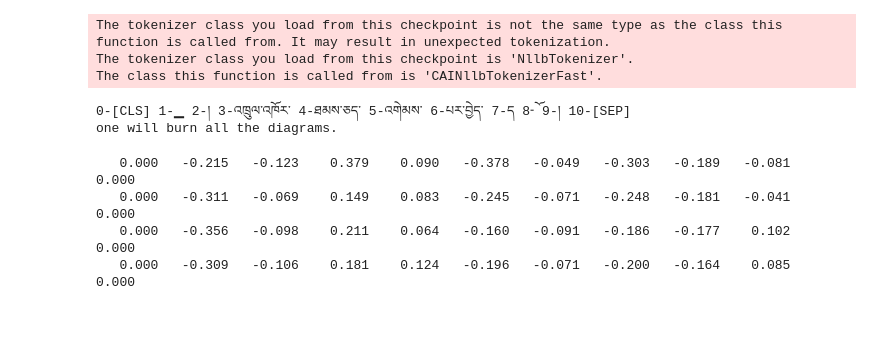
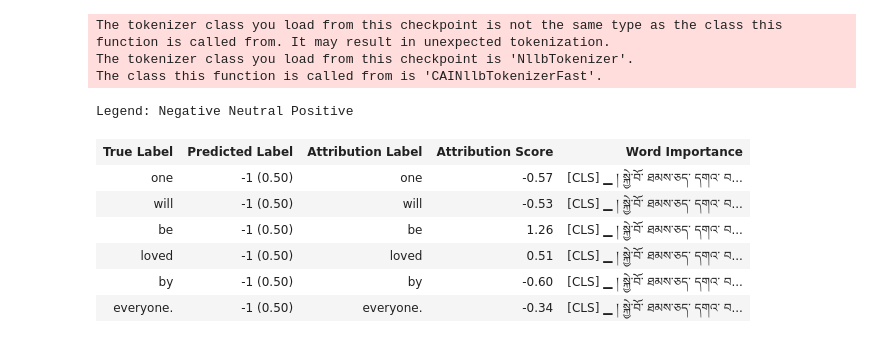
Before and after one commit to CompassionAI/garland, a Jupyter notebook: notebooks/Bitext template mining.ipynb, the cells around one changed output. Drawn from its saved outputs; the diff is of its cells as text; code cells hidden in the pictures.

```diff
--- a/notebooks/Bitext template mining.ipynb
+++ b/notebooks/Bitext template mining.ipynb
@@ -361,22 +256,22 @@ The tokenizer class you load from this checkpoint is not the same type as the cl
 The tokenizer class you load from this checkpoint is 'NllbTokenizer'.
 The class this function is called from is 'CAINllbTokenizerFast'.
 # %%
-def make_viz_record(attributions, inputs, pred, pred_ind, label, delta, tokenizer):
-    attributions = attributions.sum(dim=2).squeeze(0)
-    print(' '.join([f"{att:>8.3f}" for att in attributions.tolist()]))
-    attributions = attributions / torch.norm(attributions)
-    attributions = attributions.cpu().detach().numpy()
+all_attribs = []
+
+def make_viz_record(attribs, inputs, pred, pred_ind, label, delta, tokenizer):
+    attribs = attribs / torch.norm(attribs)
+    attribs = attribs.cpu().detach().numpy()
 
     with tokenizer.as_target_tokenizer():
         label = tokenizer.decode(label)
 
     return visualization.VisualizationDataRecord(
-        attributions,
+        attribs,
         0.5,
         pred_ind,
         label,
         label,
-        attributions.sum(),
+        attribs.sum(),
         tokenizer.convert_ids_to_tokens(inputs['input_ids'][0].tolist()),
         delta
     )
@@ -411,11 +306,12 @@ def lig_attribs(source, target, next_target, translator):
         logits = translator.model(**new_inputs).logits[0][-2]
         return logits
 
-    lig = LayerIntegratedGradients(forward_func, translator.model.encoder.embeddings.word_embeddings)
+    lig = LayerIntegratedGradients(forward_func, translator.model.encoder.embeddings.word_embeddings, multiply_by_inputs=False)
 
-    attributions_ig, delta = lig.attribute(input_indices, reference_indices, n_steps=500, return_convergence_delta=True)
+    igs, delta = lig.attribute(input_indices, reference_indices, n_steps=500, return_convergence_delta=True)
+    attribs = igs.sum(dim=2).squeeze(0)
 
-    return inputs, label, attributions_ig, sum([abs(delta[l]) for l in label]) / len(label)
+    return inputs, label, attribs, sum([abs(delta[l]) for l in label]) / len(label)
 
 def attrib_all_words(source, target, translator):
     target_words = target.split(' ')
@@ -425,26 +321,22 @@ def attrib_all_words(source, target, translator):
         inputs, label, attribs, delta = lig_attribs(source, cur_target, word, translator)
         if inputs is None:
             continue
+        all_attribs.append(attribs.tolist())
         viz_records.append(make_viz_record(attribs, inputs, cur_target, -1, label, delta, translator.tokenizer))
     _ = visualization.visualize_text(viz_records)
+    return viz_records
 # %%
 # source, target = "ནད་ཐམས་ཅད་སོས་པར་གྱུར་ཏེ།", "he will cure all diseases"
-# source, target = '།སྐྱེ་བོ་ཐམས་ཅད་དགའ་བར་འགྱུར་རོ།', 'one will be loved by everyone.'
-source, target = '།འཁྲུལ་འཁོར་ཐམས་ཅད་འགེམས་པར་བྱེད་དོ།', 'one will burn all the diagrams.'
+source, target = '།སྐྱེ་བོ་ཐམས་ཅད་དགའ་བར་འགྱུར་རོ།', 'one will be loved by everyone.'
+# source, target = '།འཁྲུལ་འཁོར་ཐམས་ཅད་འགེམས་པར་བྱེད་དོ།', 'one will burn all the diagrams.'
 
-print(
-    ' '.join([
-        f"{i}-{t}" for i, t in enumerate(translator.tokenizer.convert_ids_to_tokens(translator.tokenizer.encode(source)))
-    ])
-)
-print(target)
+viz_records = attrib_all_words(source, target, translator)
 # %% [output]
-0-[CLS] 1-▁ 2-། 3-འཁྲུལ་འཁོར་ 4-ཐམས་ཅད་ 5-འགེམས་ 6-པར་བྱེད་ 7-ད 8-ོ 9-། 10-[SEP]
-one will burn all the diagrams.
+Legend: Negative Neutral Positive
+| True Label | Predicted Label | Attribution Label | Attribution Score | Word Importance |
+| one | -1 (0.50) | one | -0.57 | [CLS] ▁ ། སྐྱེ་བོ་ ཐམས་ཅད་ དགའ་ བ... |
+| will | -1 (0.50) | will | -0.53 | [CLS] ▁ ། སྐྱེ་བོ་ ཐམས་ཅད་ དགའ་ བ... |
+| be | -1 (0.50) | be | 1.26 | [CLS] ▁ ། སྐྱེ་བོ་ ཐམས་ཅད་ དགའ་ བ... |
+| loved | -1 (0.50) | loved | 0.51 | [CLS] ▁ ། སྐྱེ་བོ་ ཐམས་ཅད་ དགའ་ བ... |
+| by | -1 (0.50) | by | -0.60 | [CLS] ▁ ། སྐྱེ་བོ་ ཐམས་ཅད་ དགའ་ བ... |
+| everyone. | -1 (0.50) | everyone. | -0.34 | [CLS] ▁ ། སྐྱེ་བོ་ ཐམས་ཅད་ དགའ་ བ... |
-# %%
-attrib_all_words(source, target, translator)
-# %% [output]
-   0.000   -0.215   -0.123    0.379    0.090   -0.378   -0.049   -0.303   -0.189   -0.081    0.000
-   0.000   -0.311   -0.069    0.149    0.083   -0.245   -0.071   -0.248   -0.181   -0.041    0.000
-   0.000   -0.356   -0.098    0.211    0.064   -0.160   -0.091   -0.186   -0.177    0.102    0.000
-   0.000   -0.309   -0.106    0.181    0.124   -0.196   -0.071   -0.200   -0.164    0.085    0.000
```
Also changed, not shown: parts of 30 cells of this notebook.
